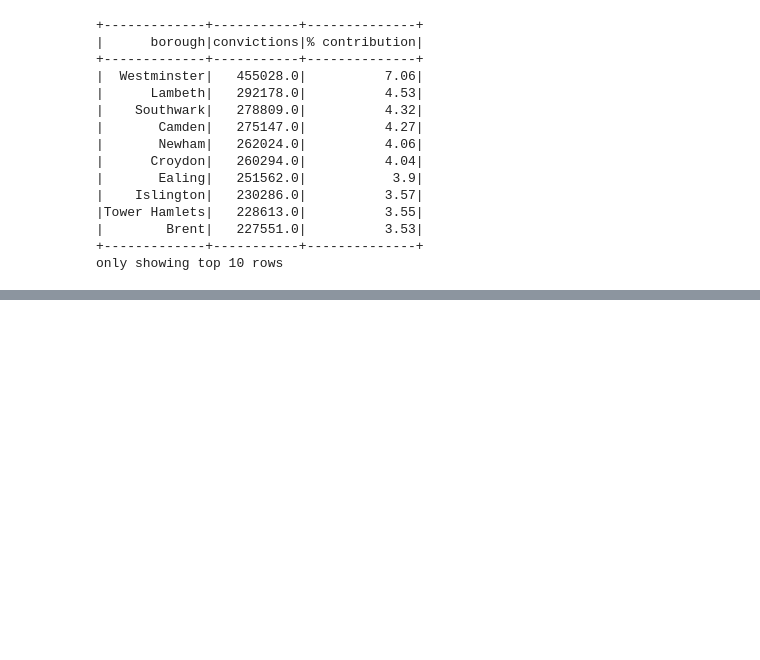
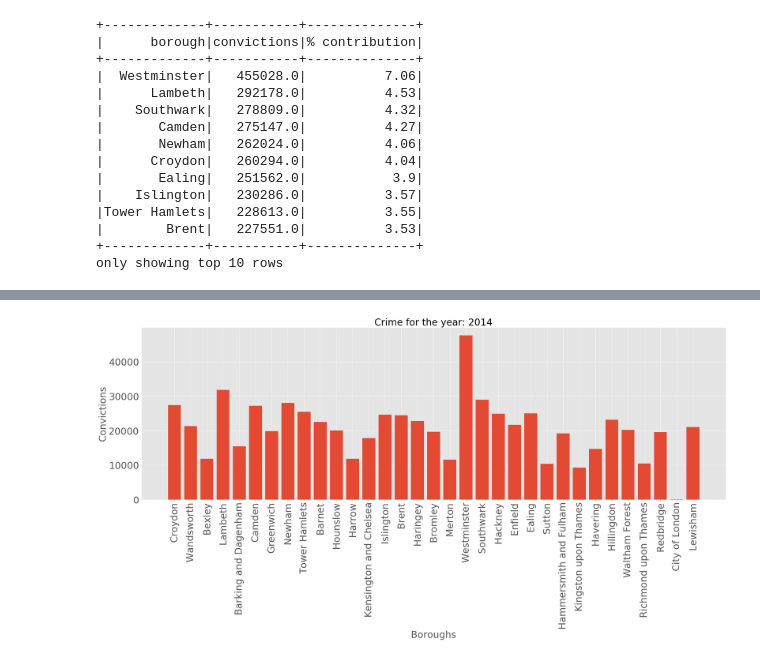
Before and after one commit to Zu1uDe1ta/Sparks2, a Jupyter notebook: demo/code/Spark2 Analyzing and Exploring DFs .ipynb, the cells around one changed output, grey strips where cells are left out. Saved outputs shown, nothing was run; the diff lists cells and outputs as text; code cells hidden in the pictures; blank space fills up the shorter version.

```diff
--- a/demo/code/Spark2 Analyzing and Exploring DFs .ipynb
+++ b/demo/code/Spark2 Analyzing and Exploring DFs .ipynb
@@ -255,0 +371,37 @@ only showing top 10 rows
+# %%
+# MATPLOLIB INLINE COMMAND ALLOWS YOU TO DISPLAY GRAPHS INLINE IN THE NB
+get_ipython().magic('matplotlib inline')
+import matplotlib.pyplot as plt
+plt.style.use('ggplot')
+# %%
+# HELPER FUNCTION: PLOT NUMBER OF CONVICTIONS ACROSS BOROUGHS FOR A PARTICULAR YEAR
+# WE FILTER THE DATA SET BY YEAR, GROUP BY BOROUGH, AND PERFORM SUM AGGREGATION, AND RENAME THE RESULTANT CONVICTIONS
+# GET THE BOROUGH LIST AND THE TOTAL CONVICTIONS LIST BY ITERATING OVER THE BOROUGHS AND TOTAL CONVICTIONS BY COLUMNS
+# WE DO THIS MY USING THE .toLocalIterator FUNCTION THAT IS AVAILABLE ON DFs
+# THE CODE IS TO PLOT A BAR CHART ON MATPLOTLIB
+# X AXIS IS TH BOROUGHS, Y AXIS CONVICTIONS
+def describe_year(year):
+    yearly_details = data.filter(data.year == year)\
+                         .groupBy('borough')\
+                         .agg({'value' : 'sum'})\
+                         .withColumnRenamed('sum(value)', 'convictions')
+
+    borough_list = [x[0] for x in yearly_details.toLocalIterator()]
+    convictions_list = [x[1] for x in yearly_details.toLocalIterator()]
+
+    plt.figure(figsize=(33,10))
+    plt.bar(borough_list, convictions_list)
+
+    plt.title('Crime for the year: ' + year, fontsize=30)
+    plt.xlabel('Boroughs', fontsize=30)
+    plt.ylabel('Convictions', fontsize=30)
+
+    plt.xticks(rotation=90, fontsize=30)
+    plt.yticks(fontsize=30)
+    plt.autoscale()
+    plt.show()
+# %%
+# SHOWS THAT WESTMINSTER IS AN OUTLIER IN THE CONVICTION RATES
+describe_year('2014')
+# %% [output]
+[figure, added]
```
Also changed, not shown: parts of 13 cells of this notebook, 5 other files.
